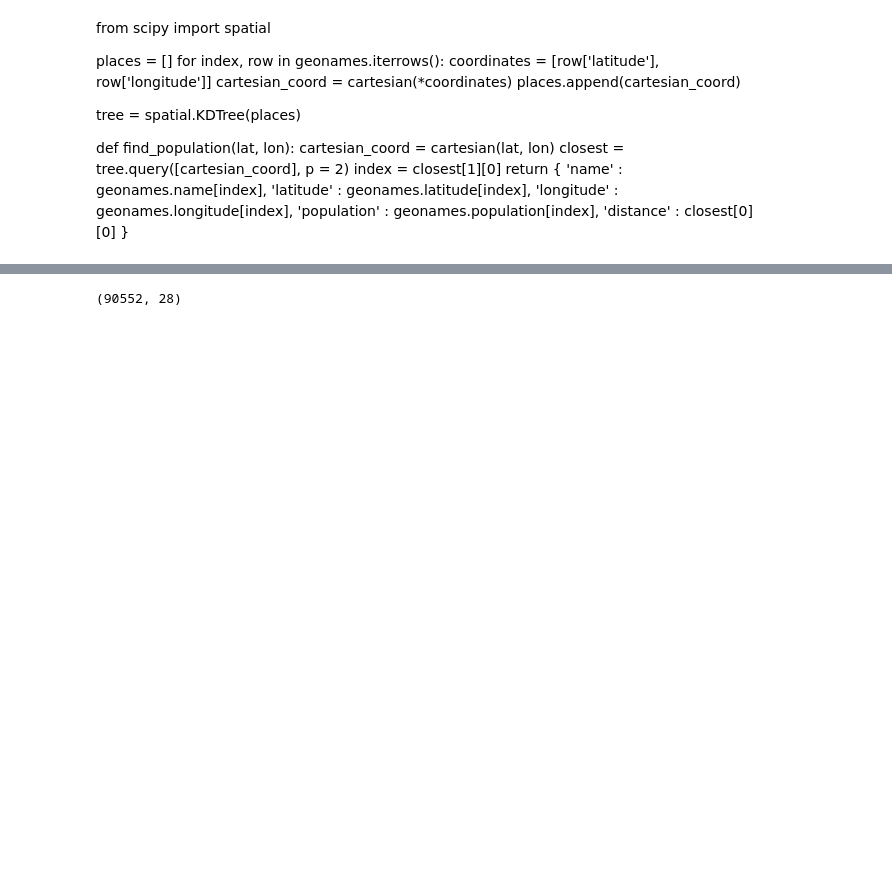
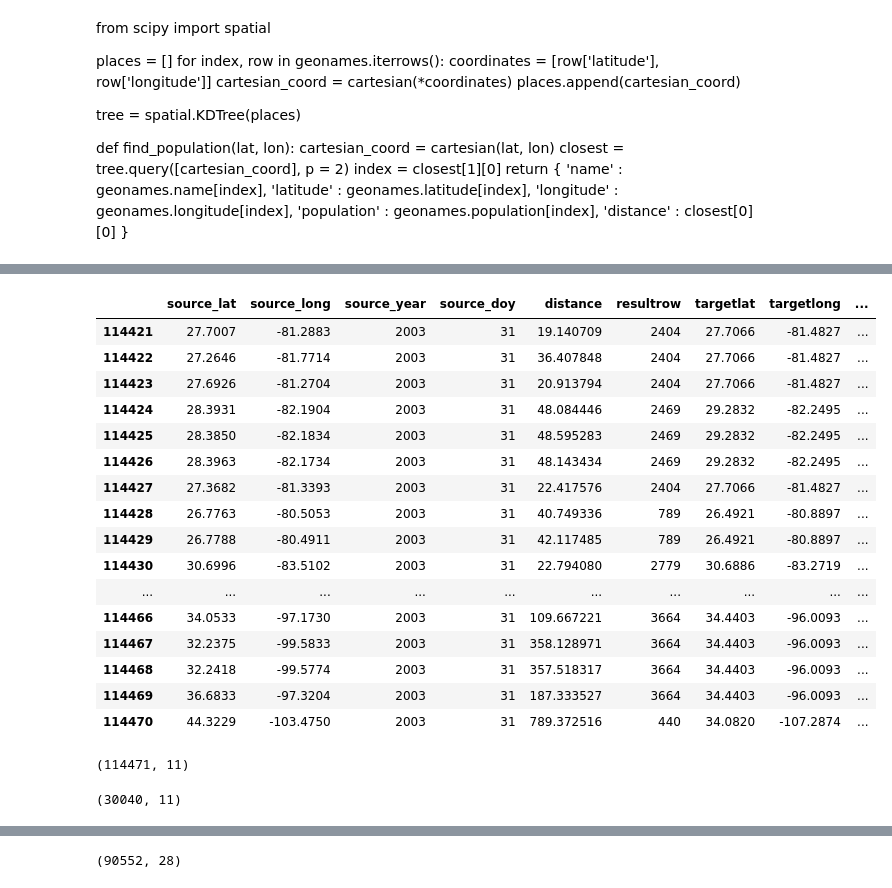
Before and after one commit to NahidGithub/Predicting-Wildfires, a Jupyter notebook: experimental code/ConnectingClusterPoints.ipynb, the cells around one changed output, grey strips where cells are left out. Saved outputs shown, nothing was run; the diff lists cells and outputs as text; code cells hidden in the pictures; blank space fills up the shorter version.

```diff
--- a/experimental code/ConnectingClusterPoints.ipynb
+++ b/experimental code/ConnectingClusterPoints.ipynb
@@ -71,0 +553,3 @@ FCECO2011.shape
+# %%
+NASA_M6_xx = NASA_M6[(NASA_M6.year == 2003)]
+print(NASA_M6_xx.shape)
@@ -71,0 +589,67 @@ FCECO2011.shape
+# %%
+# Clusterdf will be panda dataframe that has cluster coordinates to cross-ref with the:
+def find_cluster_ref(sourcedf, targetdf):
+    NASApoint_clusterref = pd.DataFrame()
+    nasa_index = 0
+    nasa_index = int(nasa_index)
+    while nasa_index < len(sourcedf):
+        #capture data from target/cluster to then use to find target match in other dataframe:
+        #clusterid = clusterdf.iloc[clustindexnum]['id']
+        #clusteryear = clusterdf.iloc[clustindexnum]['year']
+        source_doy = sourcedf.iloc[nasa_index]['doy']
+        source_year = sourcedf.iloc[nasa_index]['year']
+        source_lat = sourcedf.iloc[nasa_index]['latitude']
+        source_long = sourcedf.iloc[nasa_index]['longitude']
+
+        # Running cluster find function:
+        distance_location = find_centerpoint(source_lat, source_long, source_doy)
+        targetlocation = distance_location[1]
+        targetlocation = int(targetlocation)
+
+        # Lines to pull data from the target dataframe, will need to be customized to the target DF.
+        target_lat = targetdf.iloc[targetlocation]['latitude']
+        target_long = targetdf.iloc[targetlocation]['longitude']
+        target_doy = targetdf.iloc[targetlocation]['doy']
+        target_clusterref = targetdf.iloc[targetlocation]['cluster_reference']
+        target_year = targetdf.iloc[targetlocation]['year']
+        #target_discdoy = targetdf.iloc[targetlocation]['DISCOVERY_DOY']
+        #target_contdoy = targetdf.iloc[targetlocation]['CONT_DOY']
+
+        # Create new DF pulling in features from Cluster Points file and Target File:
+        cdftemp = pd.DataFrame({'source_lat':[source_lat], 'source_long': [source_long], 'source_year':[source_year], 'source_doy':[source_doy],
+                                'distance': distance_location[0], 'resultrow': distance_location[1], 'targetlat':[target_lat], 'targetlong':[target_long],'target_doy':[target_doy], 'target_year':[target_year],
+                                'target_clusterref':[target_clusterref]})
+
+        NASApoint_clusterref = NASApoint_clusterref.append(cdftemp, ignore_index = True)
+        nasa_index = nasa_index + 1
+    return NASApoint_clusterref
+# %%
+nasa_center_match = find_cluster_ref(NASA_M6_xx,centerpoints_xx)
+nasa_center_match.tail(10)
+# %% [output]
+|  | source_lat | source_long | source_year | source_doy | distance | resultrow | targetlat | targetlong | ... |
+| 114421 | 27.7007 | -81.2883 | 2003 | 31 | 19.140709 | 2404 | 27.7066 | -81.4827 | ... |
+| 114422 | 27.2646 | -81.7714 | 2003 | 31 | 36.407848 | 2404 | 27.7066 | -81.4827 | ... |
+| 114423 | 27.6926 | -81.2704 | 2003 | 31 | 20.913794 | 2404 | 27.7066 | -81.4827 | ... |
+| 114424 | 28.3931 | -82.1904 | 2003 | 31 | 48.084446 | 2469 | 29.2832 | -82.2495 | ... |
+| 114425 | 28.3850 | -82.1834 | 2003 | 31 | 48.595283 | 2469 | 29.2832 | -82.2495 | ... |
+| 114426 | 28.3963 | -82.1734 | 2003 | 31 | 48.143434 | 2469 | 29.2832 | -82.2495 | ... |
+| 114427 | 27.3682 | -81.3393 | 2003 | 31 | 22.417576 | 2404 | 27.7066 | -81.4827 | ... |
+| 114428 | 26.7763 | -80.5053 | 2003 | 31 | 40.749336 | 789 | 26.4921 | -80.8897 | ... |
+| 114429 | 26.7788 | -80.4911 | 2003 | 31 | 42.117485 | 789 | 26.4921 | -80.8897 | ... |
+| 114430 | 30.6996 | -83.5102 | 2003 | 31 | 22.794080 | 2779 | 30.6886 | -83.2719 | ... |
+| ... | ... | ... | ... | ... | ... | ... | ... | ... | ... |
+| 114466 | 34.0533 | -97.1730 | 2003 | 31 | 109.667221 | 3664 | 34.4403 | -96.0093 | ... |
+| 114467 | 32.2375 | -99.5833 | 2003 | 31 | 358.128971 | 3664 | 34.4403 | -96.0093 | ... |
+| 114468 | 32.2418 | -99.5774 | 2003 | 31 | 357.518317 | 3664 | 34.4403 | -96.0093 | ... |
+| 114469 | 36.6833 | -97.3204 | 2003 | 31 | 187.333527 | 3664 | 34.4403 | -96.0093 | ... |
+| 114470 | 44.3229 | -103.4750 | 2003 | 31 | 789.372516 | 440 | 34.0820 | -107.2874 | ... |
+# %%
+print(nasa_center_match.shape)
+# %% [output]
+(114471, 11)
+# %%
+outside_range = nasa_center_match[(nasa_center_match.distance <200)]
+print(outside_range.shape)
+# %% [output]
+(30040, 11)
```
Also changed, not shown: parts of 135 cells of this notebook.
